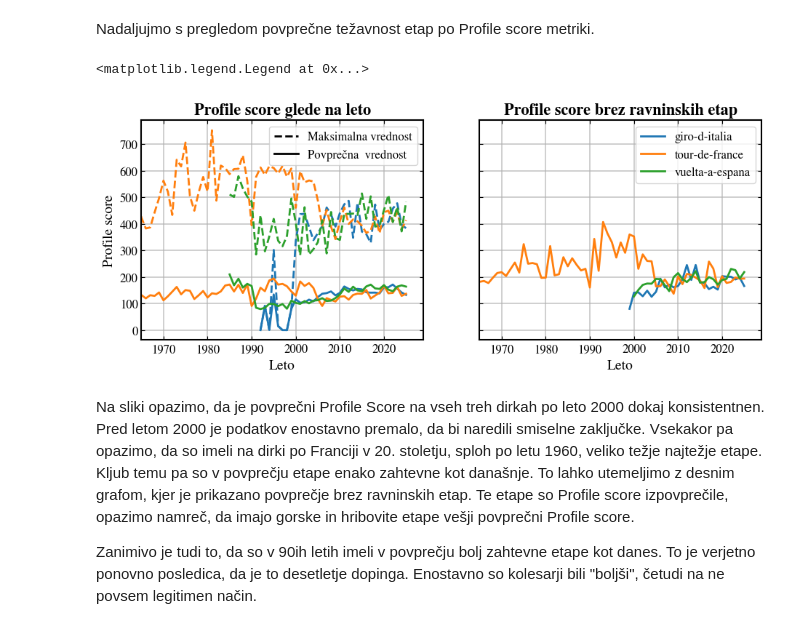
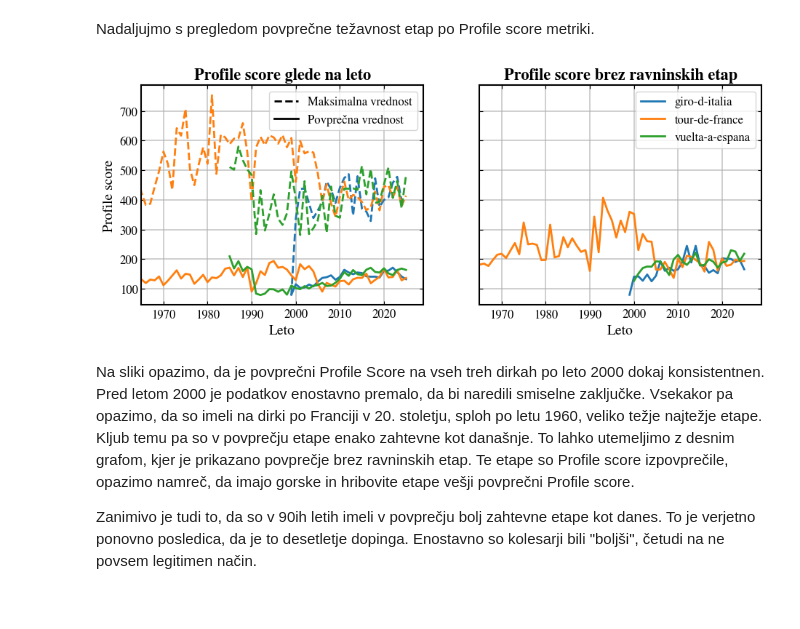
Before and after one commit to ziga-vaupotic/uvp-projektna, a Jupyter notebook: analysis/analiza-dirk.ipynb, the cells around one changed output. Drawn from its saved outputs; the diff is of its cells as text; code cells hidden in the pictures.

```diff
--- a/analysis/analiza-dirk.ipynb
+++ b/analysis/analiza-dirk.ipynb
@@ -72,8 +72,14 @@ graph_distance_mean_by_year = data_frame_stages[rest_day_filter].groupby(["Race"
 graph_distance_max_by_year = data_frame_stages[rest_day_filter].groupby(["Race", "Year"])["Distance"].max().unstack(fill_value=None)
 
 graph_vertical_mean_by_year = data_frame_stages[rest_day_filter].groupby(["Race", "Year"])["Vertical"].mean().unstack(fill_value=None)
+
+#izbriše (nepravilne podatke, kjer je nadmorska višina cele dirke premajhna. zaradi napačnih podatkov )
+graph_vertical_mean_by_year = graph_vertical_mean_by_year.where(graph_vertical_mean_by_year > 500)
+
 graph_vertical_max_by_year = data_frame_stages[rest_day_filter].groupby(["Race", "Year"])["Vertical"].max().unstack(fill_value=None)
 
+#isto kot zgoraj
+graph_vertical_max_by_year = graph_vertical_max_by_year.where(graph_vertical_max_by_year > 500)
 
 
 
@@ -94,4 +100,5 @@ ax[1].set_title("Višinski metri glede na leto")
 
 ax[0].legend()
 ax[1].legend(handles=legend_elements)
+plt.show()
 # %% [output]
@@ -259,35 +263,40 @@ Nadaljujmo s pregledom povprečne težavnost etap po Profile score metriki.
 # %%
 fig, ax = plt.subplots(1, 2, figsize=(11, 4), sharey=True)
 
-graph_pcs_mean_by_year = data_frame_stages[data_frame_stages["Stage type"] != -1].groupby(["Race", "Year"])["Profile score"].mean().unstack(fill_value=None)
-graph_pcs_max_by_year = data_frame_stages[data_frame_stages["Stage type"] != -1].groupby(["Race", "Year"])["Profile score"].max().unstack(fill_value=None)
+graph_pcs_mean_by_year = data_frame_stages[rest_day_filter].groupby(["Race", "Year"])["Profile score"].mean().unstack(fill_value=None)
+graph_pcs_max_by_year = data_frame_stages[rest_day_filter].groupby(["Race", "Year"])["Profile score"].max().unstack(fill_value=None)
+
+
+#izbriše (nepravilne podatke, kjer je PCS score dirke premajhen.zaradi napačnih podatkov )
+graph_pcs_mean_by_year = graph_pcs_mean_by_year.where(graph_pcs_mean_by_year > 50)
+graph_pcs_max_by_year = graph_pcs_max_by_year.where(graph_pcs_max_by_year > 50)
 
 
 graph_pcs_mean_nonfalts_by_year = data_frame_stages[data_frame_stages["Stage type"] > 1].groupby(["Race", "Year"])["Profile score"].mean().unstack(fill_value=None)
 
 for i, race in enumerate(graph_pcs_mean_by_year.index):
     p1 = ax[0].plot(graph_pcs_mean_by_year.columns, graph_pcs_mean_by_year.loc[race], marker="None")
     ax[0].plot(graph_pcs_max_by_year.columns, graph_pcs_max_by_year.loc[race], linestyle="--", color=p1[0].get_color(), marker="None")
     ax[1].plot(graph_pcs_mean_nonfalts_by_year.columns, graph_pcs_mean_nonfalts_by_year.loc[race], label=f"{race}", marker="None")
 
 ax[0].set_ylabel("Profile score")
 ax[0].set_title("Profile score glede na leto")
 
 ax[1].set_title("Profile score brez ravninskih etap")
 
 for i in range(0, 2):
     ax[i].set_xlabel("Leto")
     ax[i].set_xlim(1965) #podatki pred tem letom so nesmiselni, ker jih je premalo
 
 ax[0].set_ylabel("Profile score")
 
 ax[0].legend(handles=legend_elements)
 ax[1].legend()
 
 plt.legend()
+plt.show()
 # %% [output]
-<matplotlib.legend.Legend at 0x...>
-[figure, old version]
+[figure, new version]
 # %% [markdown]
 Na sliki opazimo, da je povprečni Profile Score na vseh treh dirkah po leto 2000 dokaj konsistentnen. Pred letom 2000 je podatkov enostavno premalo, da bi naredili smiselne zaključke. Vsekakor pa opazimo, da so imeli na dirki po Franciji v 20. stoletju, sploh po letu 1960, veliko težje najtežje etape. Kljub temu pa so v povprečju etape enako zahtevne kot današnje. To lahko utemeljimo z desnim grafom, kjer je prikazano povprečje brez ravninskih etap. Te etape so Profile score izpovprečile, opazimo namreč, da imajo gorske in hribovite etape vešji povprečni Profile score.
 
```
Also changed, not shown: parts of 14 cells of this notebook.
